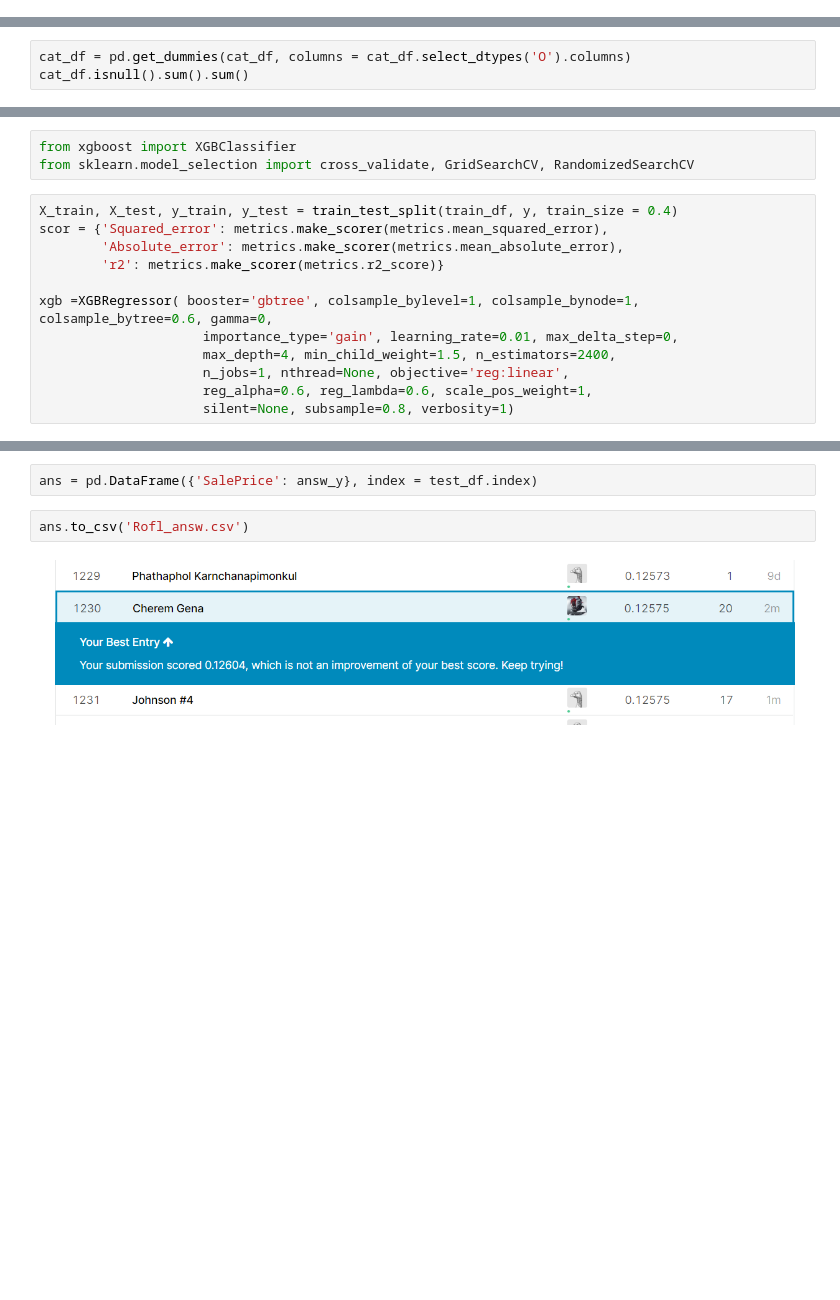
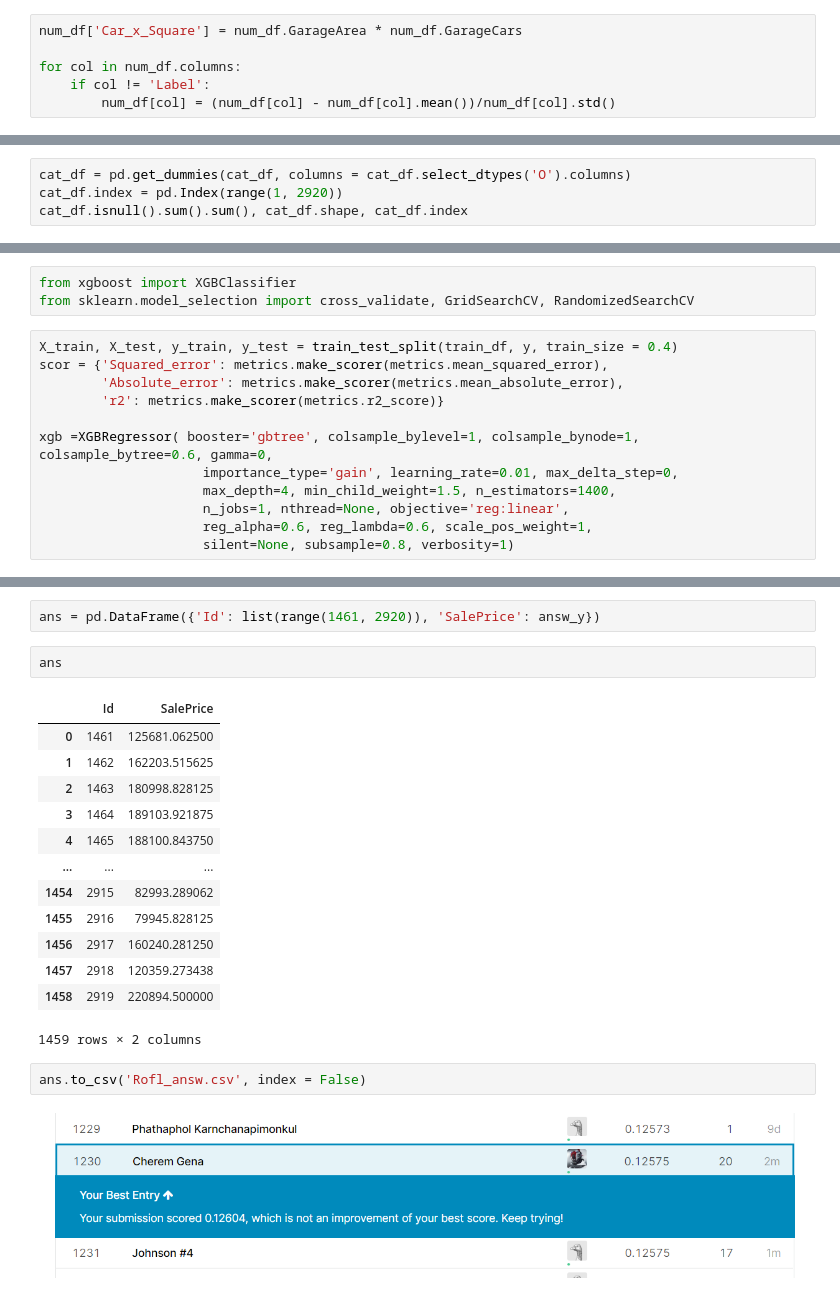
Before and after one commit to CheremGS/Repository_for_kaggle, a Jupyter notebook: House_prices/Features_preparing_and_model.ipynb, the cells around one changed output, grey strips where cells are left out. Drawn from its saved outputs; the diff is of its cells as text; blank space fills up the shorter version.

```diff
--- a/House_prices/file_2(prepare_and_model).ipynb
+++ b/House_prices/Features_preparing_and_model.ipynb
@@ -200,6 +196,12 @@ min         0.000000
 75%        54.500000
 max       136.000000
 Name: Age_bulding, dtype: float64
+# %%
+num_df['Car_x_Square'] = num_df.GarageArea * num_df.GarageCars
+
+for col in num_df.columns:
+    if col != 'Label':
+        num_df[col] = (num_df[col] - num_df[col].mean())/num_df[col].std()
 # %% [markdown]
 ## Encode cat features
 # %%
@@ -237,5 +239,6 @@ for col in cat_df:
         cat_df[col] = cat_df[col].map({'Y': 2, 'P': 1, 'N': 0})
 # %%
 cat_df = pd.get_dummies(cat_df, columns = cat_df.select_dtypes('O').columns)
-cat_df.isnull().sum().sum()
+cat_df.index = pd.Index(range(1, 2920))
+cat_df.isnull().sum().sum(), cat_df.shape, cat_df.index
 # %% [output]
@@ -265,7 +268,7 @@ scor = {'Squared_error': metrics.make_scorer(metrics.mean_squared_error),
 
 xgb =XGBRegressor( booster='gbtree', colsample_bylevel=1, colsample_bynode=1, colsample_bytree=0.6, gamma=0,
                      importance_type='gain', learning_rate=0.01, max_delta_step=0,
-                     max_depth=4, min_child_weight=1.5, n_estimators=2400,
+                     max_depth=4, min_child_weight=1.5, n_estimators=1400,
                      n_jobs=1, nthread=None, objective='reg:linear',
                      reg_alpha=0.6, reg_lambda=0.6, scale_pos_weight=1,
                      silent=None, subsample=0.8, verbosity=1)
@@ -300,6 +303,22 @@ answ_y = xgb.predict(test_df)
 # %%
-ans = pd.DataFrame({'SalePrice': answ_y}, index = test_df.index)
+ans = pd.DataFrame({'Id': list(range(1461, 2920)), 'SalePrice': answ_y})
+# %%
+ans
+# %% [output]
+|  | Id | SalePrice |
+| 0 | 1461 | 125681.062500 |
+| 1 | 1462 | 162203.515625 |
+| 2 | 1463 | 180998.828125 |
+| 3 | 1464 | 189103.921875 |
+| 4 | 1465 | 188100.843750 |
+| ... | ... | ... |
+| 1454 | 2915 | 82993.289062 |
+| 1455 | 2916 | 79945.828125 |
+| 1456 | 2917 | 160240.281250 |
+| 1457 | 2918 | 120359.273438 |
+| 1458 | 2919 | 220894.500000 |
+1459 rows × 2 columns
 # %%
-ans.to_csv('Rofl_answ.csv')
+ans.to_csv('Rofl_answ.csv', index = False)
 # %% [markdown]
 ![image.png](attachment:image.png)
```
Also changed, not shown: parts of 7 cells of this notebook, 1 other file.
